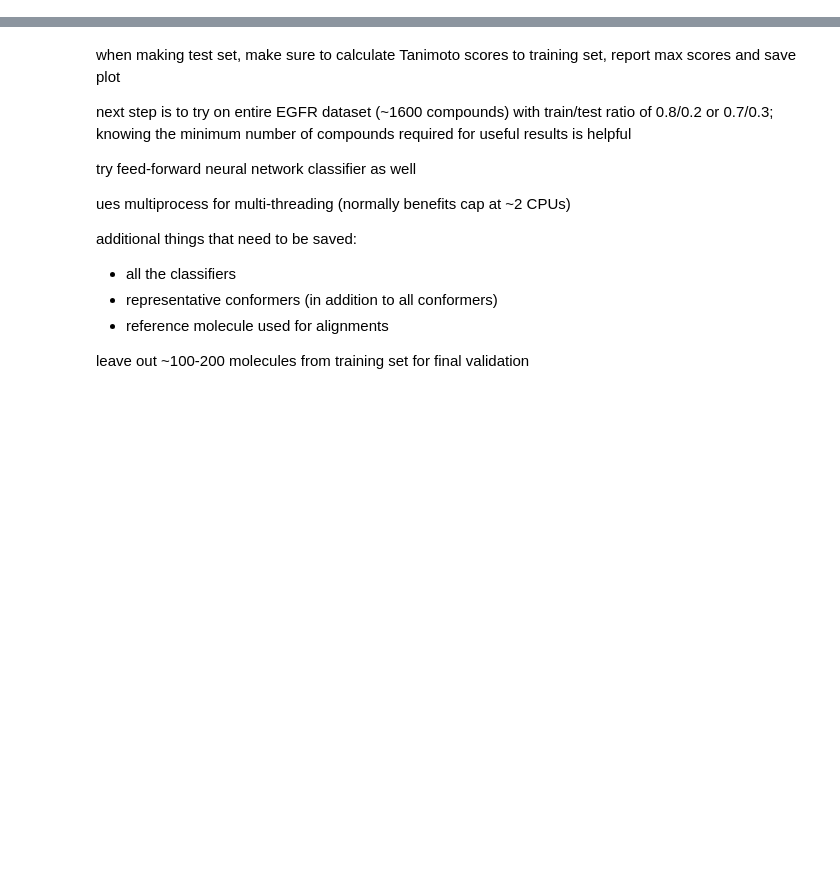
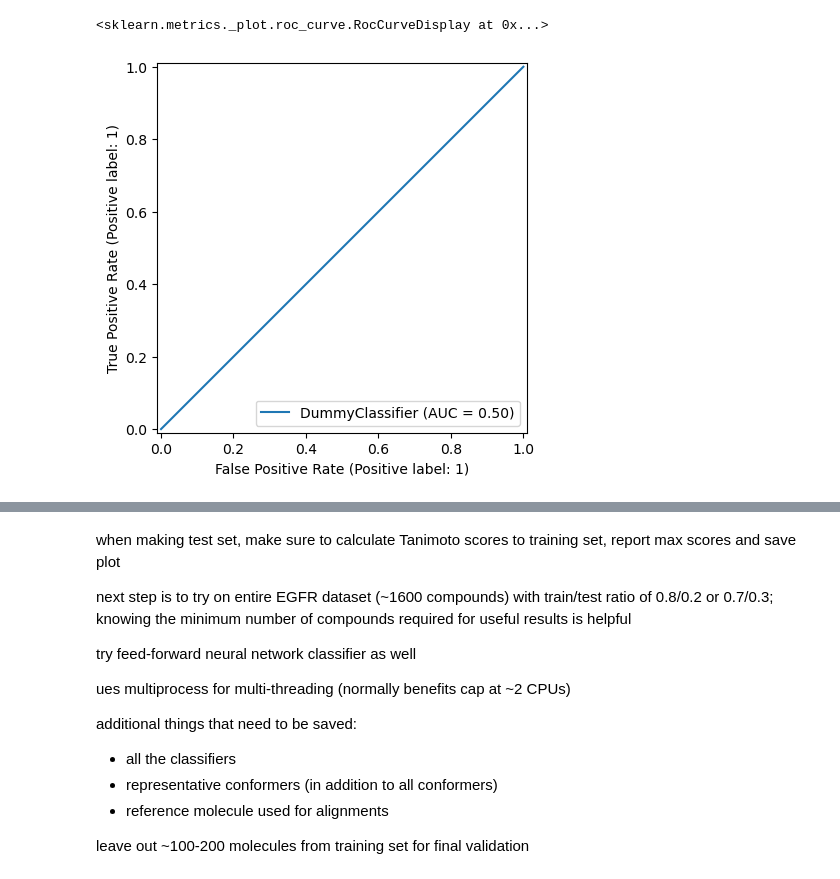
Before and after one commit to mghahremanpour/PharmMap, a Jupyter notebook: testing_notebooks/ph4_screening_test.ipynb, the cells around one changed output, grey strips where cells are left out. Saved outputs shown, nothing was run; the diff lists cells and outputs as text; code cells hidden in the pictures; blank space fills up the shorter version.

```diff
--- a/testing_notebooks/ph4_screening_test.ipynb
+++ b/testing_notebooks/ph4_screening_test.ipynb
@@ -45,0 +101,8 @@ training_set = hits_multiple_confs+decoys_multiple_confs
+# %%
+from sklearn.metrics import RocCurveDisplay, ConfusionMatrixDisplay
+X_test = np.ones((3472,410))
+y_test = [1]*226+[0]*3246
+RocCurveDisplay.from_estimator(dummy_clf,X_test,y_test)
+# %% [output]
+<sklearn.metrics._plot.roc_curve.RocCurveDisplay at 0x...>
+[figure, added]
```
Also changed, not shown: parts of 82 cells of this notebook, 4 other files.
